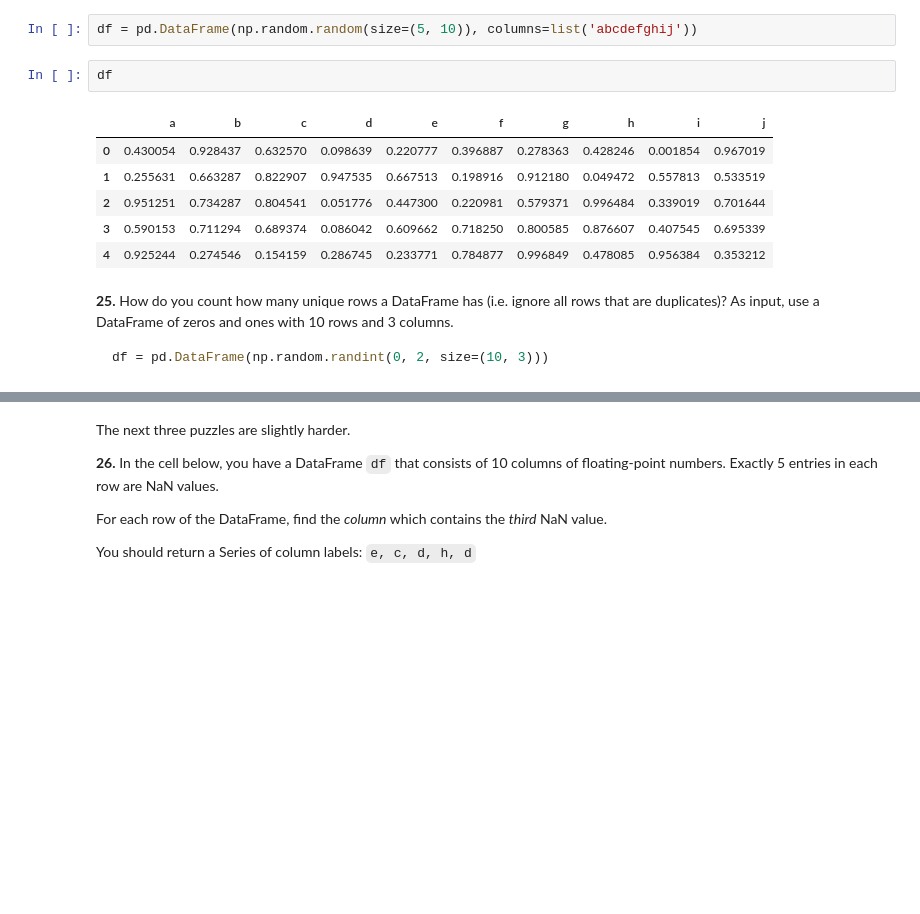
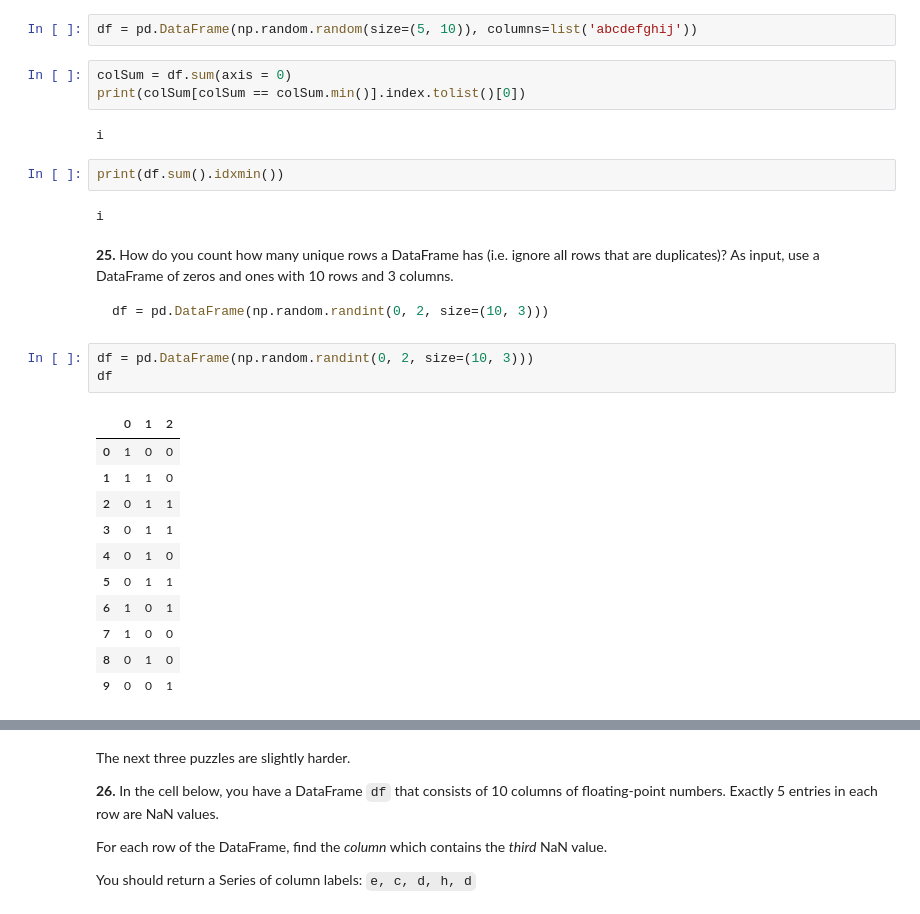
Before and after one commit to LeoLeo101/main, a Jupyter notebook: 100-pandas-puzzles.ipynb, the cells around one changed output, grey strips where cells are left out. Cells and saved outputs as stored; diff of their text form; blank space fills up the shorter version.

````diff
--- a/100-pandas-puzzles.ipynb
+++ b/100-pandas-puzzles.ipynb
@@ -436,18 +436,33 @@ df = pd.DataFrame(np.random.random(size=(5, 10)), columns=list('abcdefghij'))
 Which column of numbers has the smallest sum?  Return that column's label.
 # %%
 df = pd.DataFrame(np.random.random(size=(5, 10)), columns=list('abcdefghij'))
-# %%
-df
-# %% [output]
-|  | a | b | c | d | e | f | g | h | i | j |
-| 0 | 0.430054 | 0.928437 | 0.632570 | 0.098639 | 0.220777 | 0.396887 | 0.278363 | 0.428246 | 0.001854 | 0.967019 |
-| 1 | 0.255631 | 0.663287 | 0.822907 | 0.947535 | 0.667513 | 0.198916 | 0.912180 | 0.049472 | 0.557813 | 0.533519 |
-| 2 | 0.951251 | 0.734287 | 0.804541 | 0.051776 | 0.447300 | 0.220981 | 0.579371 | 0.996484 | 0.339019 | 0.701644 |
-| 3 | 0.590153 | 0.711294 | 0.689374 | 0.086042 | 0.609662 | 0.718250 | 0.800585 | 0.876607 | 0.407545 | 0.695339 |
-| 4 | 0.925244 | 0.274546 | 0.154159 | 0.286745 | 0.233771 | 0.784877 | 0.996849 | 0.478085 | 0.956384 | 0.353212 |
+# %%
+colSum = df.sum(axis = 0)
+print(colSum[colSum == colSum.min()].index.tolist()[0])
+# %% [output]
+i
+# %%
+print(df.sum().idxmin())
+# %% [output]
+i
 # %% [markdown]
 **25.** How do you count how many unique rows a DataFrame has (i.e. ignore all rows that are duplicates)? As input, use a DataFrame of zeros and ones with 10 rows and 3 columns.
 
 ```python
 df = pd.DataFrame(np.random.randint(0, 2, size=(10, 3)))
 ```
+# %%
+df = pd.DataFrame(np.random.randint(0, 2, size=(10, 3)))
+df
+# %% [output]
+|  | 0 | 1 | 2 |
+| 0 | 1 | 0 | 0 |
+| 1 | 1 | 1 | 0 |
+| 2 | 0 | 1 | 1 |
+| 3 | 0 | 1 | 1 |
+| 4 | 0 | 1 | 0 |
+| 5 | 0 | 1 | 1 |
+| 6 | 1 | 0 | 1 |
+| 7 | 1 | 0 | 0 |
+| 8 | 0 | 1 | 0 |
+| 9 | 0 | 0 | 1 |
````
Also changed, not shown: parts of 6 cells of this notebook.
